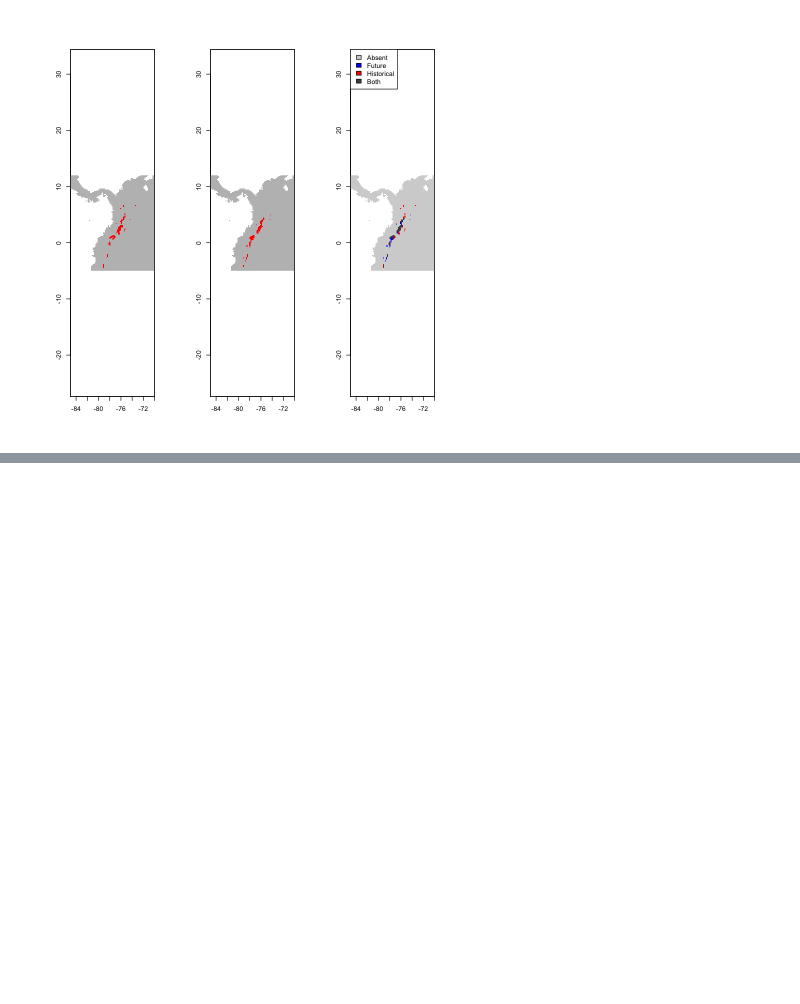
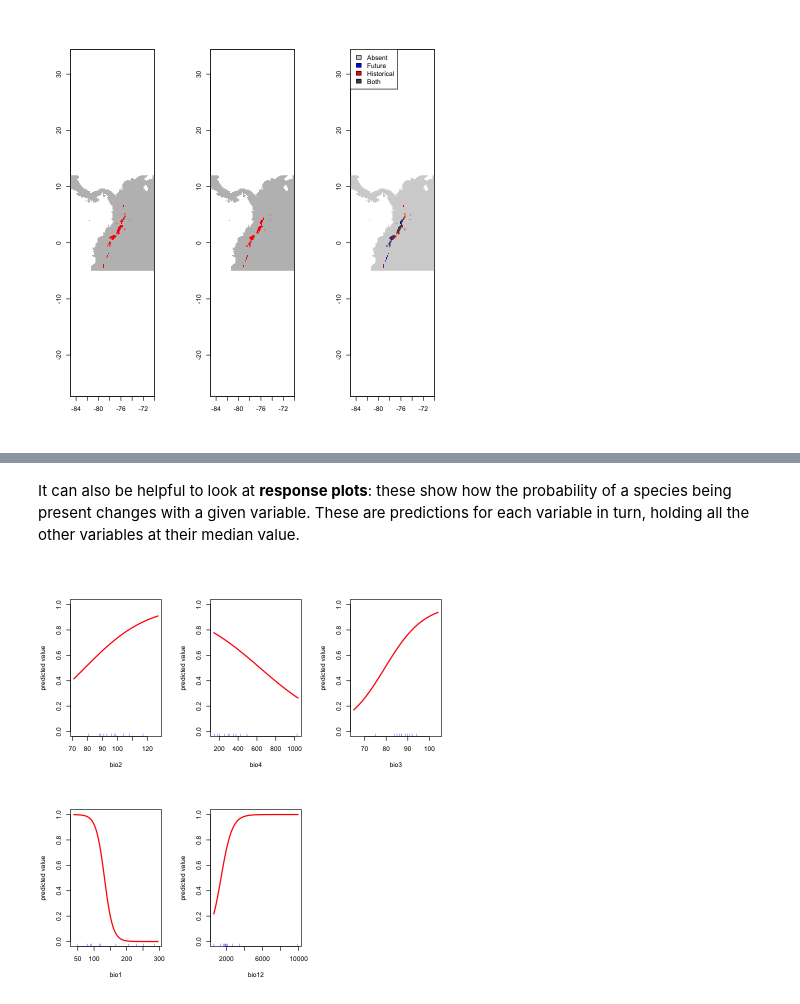
Before and after one commit to davidorme/Masters_GIS, a Jupyter notebook: _sources/practical_2/practical_2.ipynb, the cells around one changed output, grey strips where cells are left out. Cells and saved outputs as stored; diff of their text form; code cells hidden in the pictures; blank space fills up the shorter version.

```diff
--- a/_sources/practical_2/practical_2.ipynb
+++ b/_sources/practical_2/practical_2.ipynb
@@ -412,0 +428,13 @@ mod <- maxent(bioclim_hist, as(tapir_GBIF, 'Spatial'))
+# %%
+# Create a single sf object holding presence and pseudo-absence data.
+# - reduce the GBIF data and pseudo-absence to just kfold and a presence-absence value
+present <- subset(tapir_GBIF, select='kfold')
+present$pa <- 1
+absent <- pseudo_nearby
+absent$pa <- 0
+# - rename the geometry column of absent to match so we can stack them together.
+names(absent) <- c('geometry','kfold','pa')
+st_geometry(absent) <- 'geometry'
+# - stack the two dataframes
+pa_data <- rbind(present, absent)
+head(pa_data)
@@ -412,0 +453,4 @@ mod <- maxent(bioclim_hist, as(tapir_GBIF, 'Spatial'))
+# %%
+envt_data <- extract(bioclim_hist_local, pa_data)
+pa_data <- cbind(pa_data, envt_data)
+head(pa_data)
@@ -412,0 +481,4 @@ mod <- maxent(bioclim_hist, as(tapir_GBIF, 'Spatial'))
+# %%
+glm_model <- glm(pa ~ bio2 + bio4 + bio3 + bio1 + bio12, data=pa_data,
+                 family=binomial(link = "logit"),
+                 subset=kfold != 1)
@@ -412,0 +508,7 @@ mod <- maxent(bioclim_hist, as(tapir_GBIF, 'Spatial'))
+# %% [markdown]
+It can also be helpful to look at **response plots**: these show how the probability of a species being present changes with a given variable. These are predictions for each variable in turn, holding all the other variables at their median value.
+# %%
+# Response plots
+response(glm_model, fun=function(x, y, ...) predict(x, y, type='response', ...))
+# %% [output]
+[figure, added]
```
Also changed, not shown: parts of 38 cells of this notebook, 15 other files.
